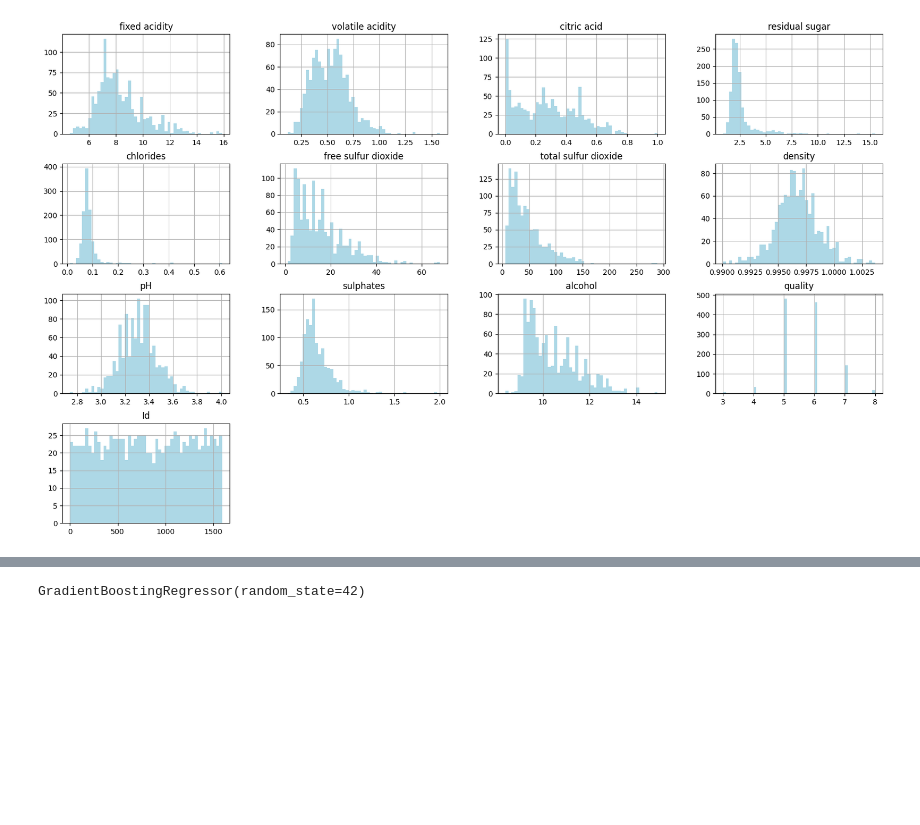
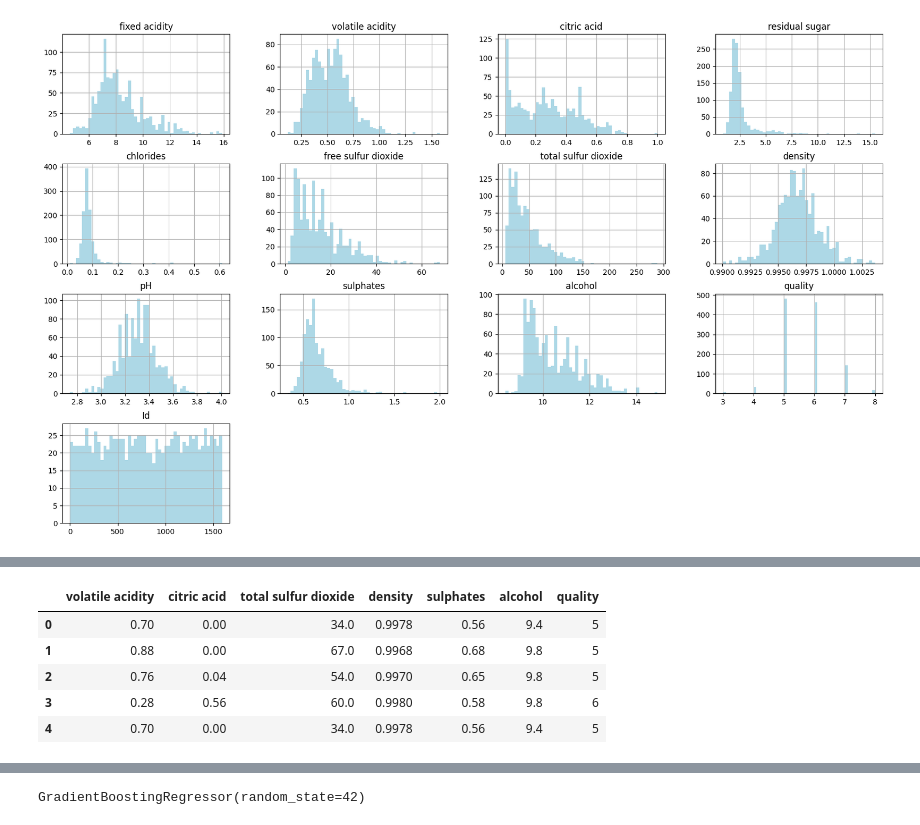
Before and after one commit to TapanKheni10/Wine_Quality_Prediction, a Jupyter notebook: research/Experiment.ipynb, the cells around one changed output, grey strips where cells are left out. Drawn from its saved outputs; the diff is of its cells as text; code cells hidden in the pictures; blank space fills up the shorter version.

```diff
--- a/research/Experiment.ipynb
+++ b/research/Experiment.ipynb
@@ -73,3 +92,15 @@ plt.show()
+# %%
+features_to_drop = ["residual sugar", "free sulfur dioxide", "pH",
+                    "chlorides", "fixed acidity"]
+wine_data.drop(features_to_drop, axis=1, inplace=True)
+wine_data.head()
+# %% [output]
+|  | volatile acidity | citric acid | total sulfur dioxide | density | sulphates | alcohol | quality |
+| 0 | 0.70 | 0.00 | 34.0 | 0.9978 | 0.56 | 9.4 | 5 |
+| 1 | 0.88 | 0.00 | 67.0 | 0.9968 | 0.68 | 9.8 | 5 |
+| 2 | 0.76 | 0.04 | 54.0 | 0.9970 | 0.65 | 9.8 | 5 |
+| 3 | 0.28 | 0.56 | 60.0 | 0.9980 | 0.58 | 9.8 | 6 |
+| 4 | 0.70 | 0.00 | 34.0 | 0.9978 | 0.56 | 9.4 | 5 |
 # %%
 X = wine_data.drop(["quality"], axis=1)
 y = wine_data["quality"]
```
Also changed, not shown: parts of 22 cells of this notebook, 9 other files.
